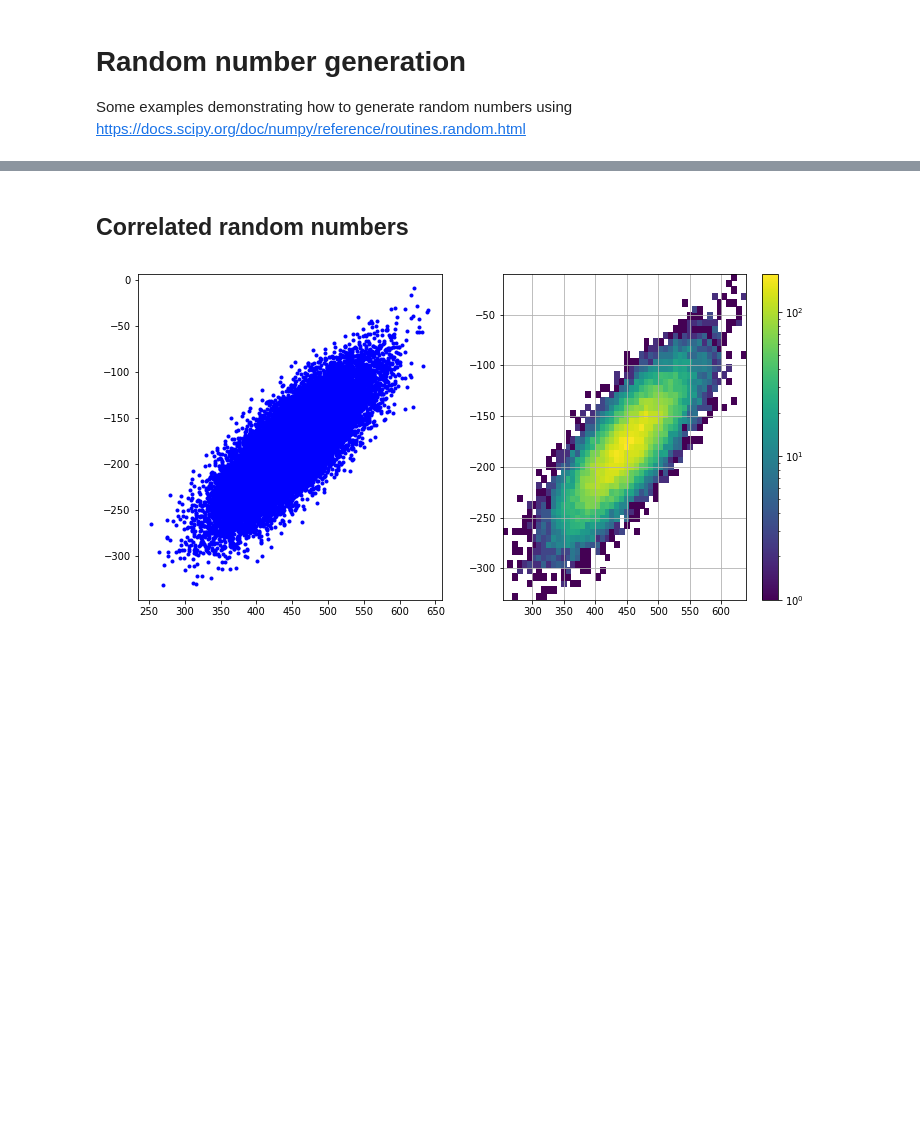
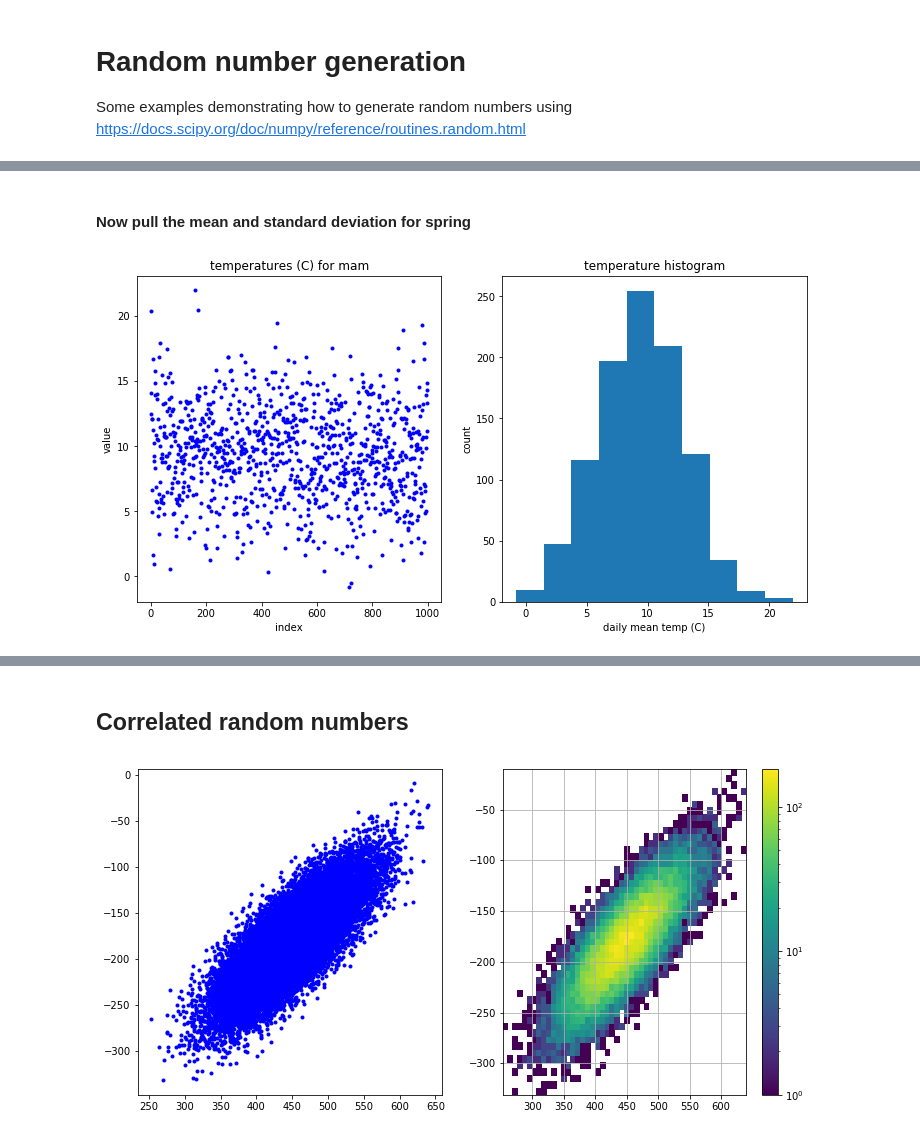
Before and after one commit to phaustin/e213_2019, a Jupyter notebook: notebooks/11-random_numbers.ipynb, the cells around one changed output, grey strips where cells are left out. Cells and saved outputs as stored; diff of their text form; code cells hidden in the pictures; blank space fills up the shorter version.

```diff
--- a/notebooks/11-random_numbers.ipynb
+++ b/notebooks/11-random_numbers.ipynb
@@ -33,0 +51,5 @@ ax2.set(title="histogram of uniform dist", ylabel="count", xlabel="value")
+# %%
+json_file = context.weather_processed_dir / 'fit_metadata.json'
+with open(json_file, 'r') as f:
+    fit_dict=json.load(f)
+fit_dict
@@ -33,0 +66,13 @@ ax2.set(title="histogram of uniform dist", ylabel="count", xlabel="value")
+# %% [markdown]
+#### Now pull the mean and standard deviation for spring
+# %%
+mu, sigma = fit_dict['temp']['mam']
+# %%
+normal_dist = rn.normal(mu, sigma, (1000,))
+fig, (ax1, ax2) = plt.subplots(1, 2, figsize=(12, 6))
+ax1.plot(normal_dist, "b.")
+ax1.set(title="temperatures (C) for mam", ylabel="value", xlabel="index")
+ax2.hist(normal_dist)
+ax2.set(title="temperature histogram", ylabel="count", xlabel="daily mean temp (C)");
+# %% [output]
+[figure, added]
```
Also changed, not shown: parts of 19 cells of this notebook, 12 other files.
